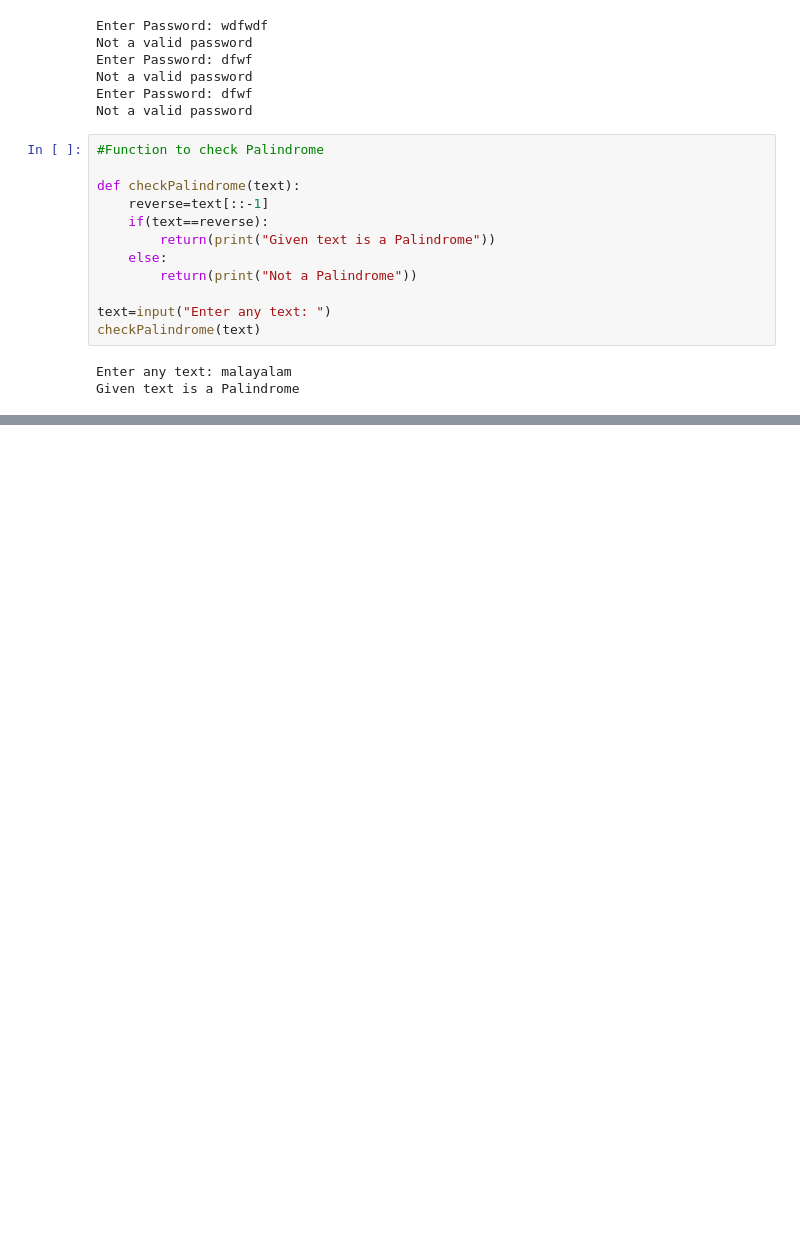
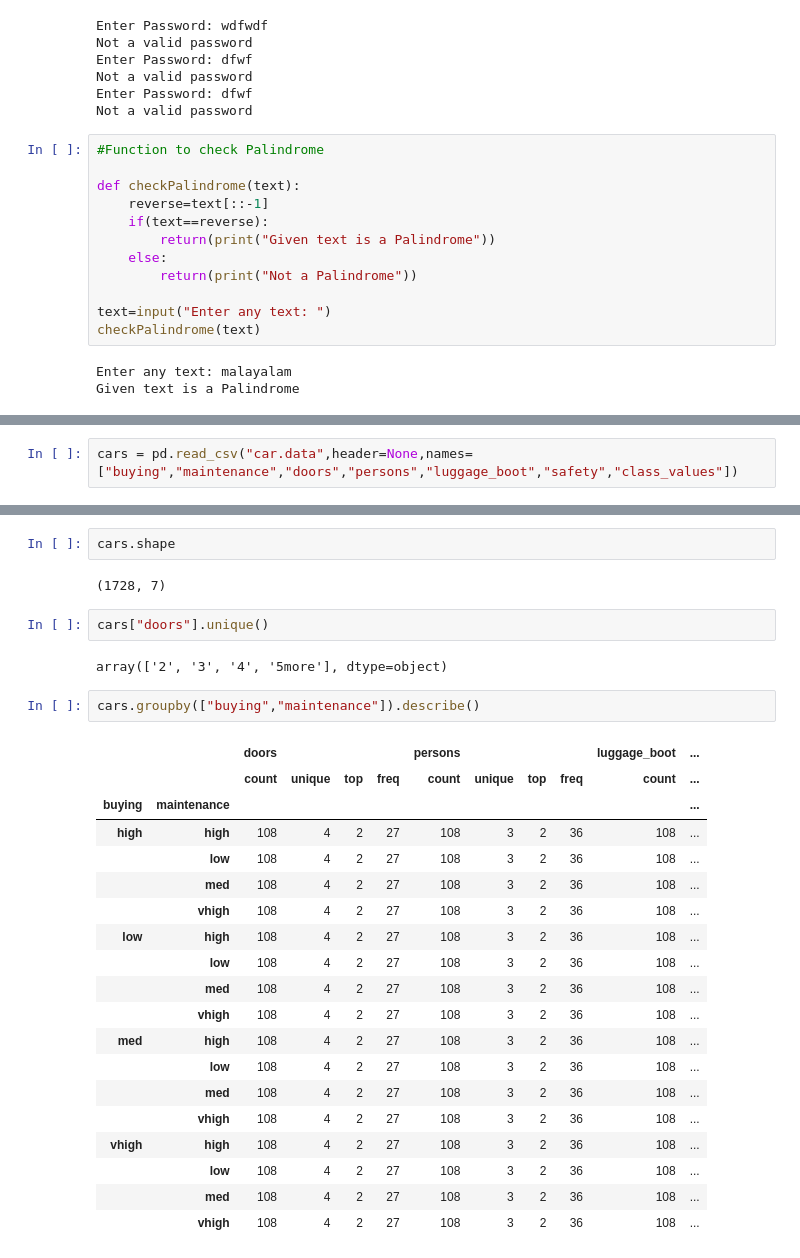
Before and after one commit to sahilgarg510/deliotte_bootcamp, a Jupyter notebook: Coding_Fundamentals.ipynb, the cells around one changed output, grey strips where cells are left out. Saved outputs shown, nothing was run; the diff lists cells and outputs as text; blank space fills up the shorter version.

```diff
--- a/Coding_Fundamentals.ipynb
+++ b/Coding_Fundamentals.ipynb
@@ -186,0 +439,2 @@ Given text is a Palindrome
+# %%
+cars = pd.read_csv("car.data",header=None,names=["buying","maintenance","doors","persons","luggage_boot","safety","class_values"])
@@ -186,0 +505,30 @@ Given text is a Palindrome
+# %%
+cars.shape
+# %% [output]
+(1728, 7)
+# %%
+cars["doors"].unique()
+# %% [output]
+array(['2', '3', '4', '5more'], dtype=object)
+# %%
+cars.groupby(["buying","maintenance"]).describe()
+# %% [output]
+|  |  | doors |  |  |  | persons |  |  |  | luggage_boot | ... |
+|  |  | count | unique | top | freq | count | unique | top | freq | count | ... |
+| buying | maintenance |  |  |  |  |  |  |  |  |  | ... |
+| high | high | 108 | 4 | 2 | 27 | 108 | 3 | 2 | 36 | 108 | ... |
+|  | low | 108 | 4 | 2 | 27 | 108 | 3 | 2 | 36 | 108 | ... |
+|  | med | 108 | 4 | 2 | 27 | 108 | 3 | 2 | 36 | 108 | ... |
+|  | vhigh | 108 | 4 | 2 | 27 | 108 | 3 | 2 | 36 | 108 | ... |
+| low | high | 108 | 4 | 2 | 27 | 108 | 3 | 2 | 36 | 108 | ... |
+|  | low | 108 | 4 | 2 | 27 | 108 | 3 | 2 | 36 | 108 | ... |
+|  | med | 108 | 4 | 2 | 27 | 108 | 3 | 2 | 36 | 108 | ... |
+|  | vhigh | 108 | 4 | 2 | 27 | 108 | 3 | 2 | 36 | 108 | ... |
+| med | high | 108 | 4 | 2 | 27 | 108 | 3 | 2 | 36 | 108 | ... |
+|  | low | 108 | 4 | 2 | 27 | 108 | 3 | 2 | 36 | 108 | ... |
+|  | med | 108 | 4 | 2 | 27 | 108 | 3 | 2 | 36 | 108 | ... |
+|  | vhigh | 108 | 4 | 2 | 27 | 108 | 3 | 2 | 36 | 108 | ... |
+| vhigh | high | 108 | 4 | 2 | 27 | 108 | 3 | 2 | 36 | 108 | ... |
+|  | low | 108 | 4 | 2 | 27 | 108 | 3 | 2 | 36 | 108 | ... |
+|  | med | 108 | 4 | 2 | 27 | 108 | 3 | 2 | 36 | 108 | ... |
+|  | vhigh | 108 | 4 | 2 | 27 | 108 | 3 | 2 | 36 | 108 | ... |
```
Also changed, not shown: parts of 36 cells of this notebook.
